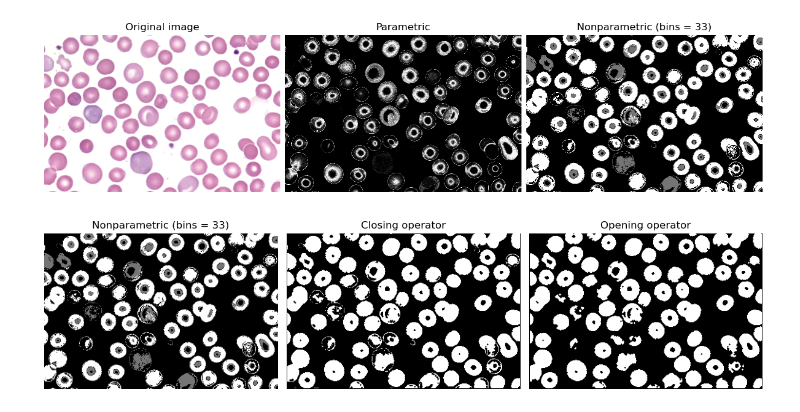
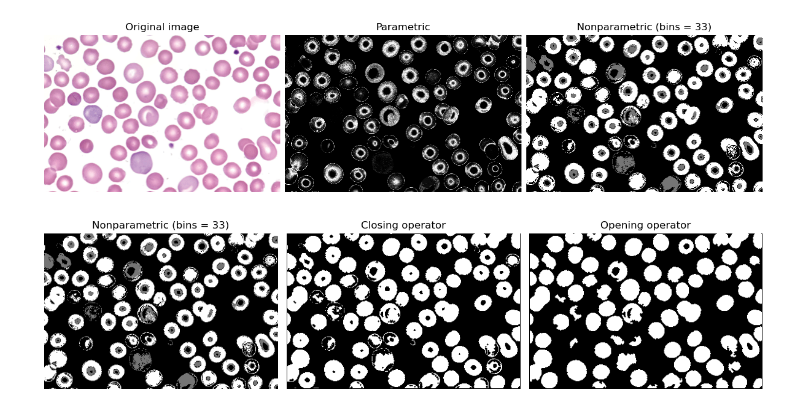
Before and after one commit to npcrmns/App-Physics-157, a Jupyter notebook: [7] Blob Analysis/Blob Analysis.ipynb, the cells around one changed output. Cells and saved outputs as stored; diff of their text form; code cells hidden in the pictures.

```diff
--- a/[7] Blob Analysis/Blob Analysis.ipynb
+++ b/[7] Blob Analysis/Blob Analysis.ipynb
@@ -189,17 +190,19 @@ image_segment(rbc, rbc_ROI, 33)
 [figure]
 # %%
 rbc_nonpara = nonparametric_segmentation(rbc, rbc_ROI, 33)
+rbc_cleaned = morphology.remove_small_holes(binary_opening(binary_closing(rbc_nonpara)))
+rbc_cleaned = morphology.remove_small_objects(rbc_cleaned)
+
 fig, ax = plt.subplots(1, 3, figsize = (12, 4), tight_layout = True)
-
 ax[0].imshow(rbc_nonpara, cmap = "gray")
 ax[0].set_title("Nonparametric (bins = 33)")
 ax[1].imshow(binary_closing(rbc_nonpara), cmap = "gray")
 ax[1].set_title("Closing operator")
-ax[2].imshow(binary_opening(binary_closing(rbc_nonpara)), cmap = "gray")
+ax[2].imshow(rbc_cleaned1, cmap = "gray")
 ax[2].set_title("Opening operator")
 
 for a in ax:
     a.axis("off")
 # %% [output]
-[figure, old version]
+[figure, new version]
 # %%
```
Also changed, not shown: parts of 9 cells of this notebook.
